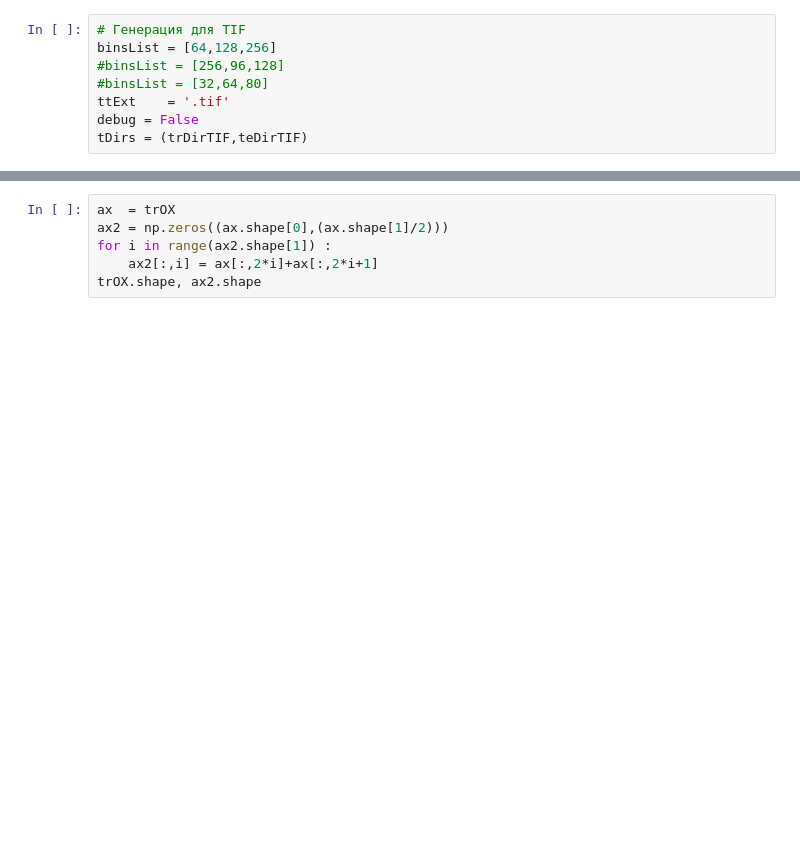
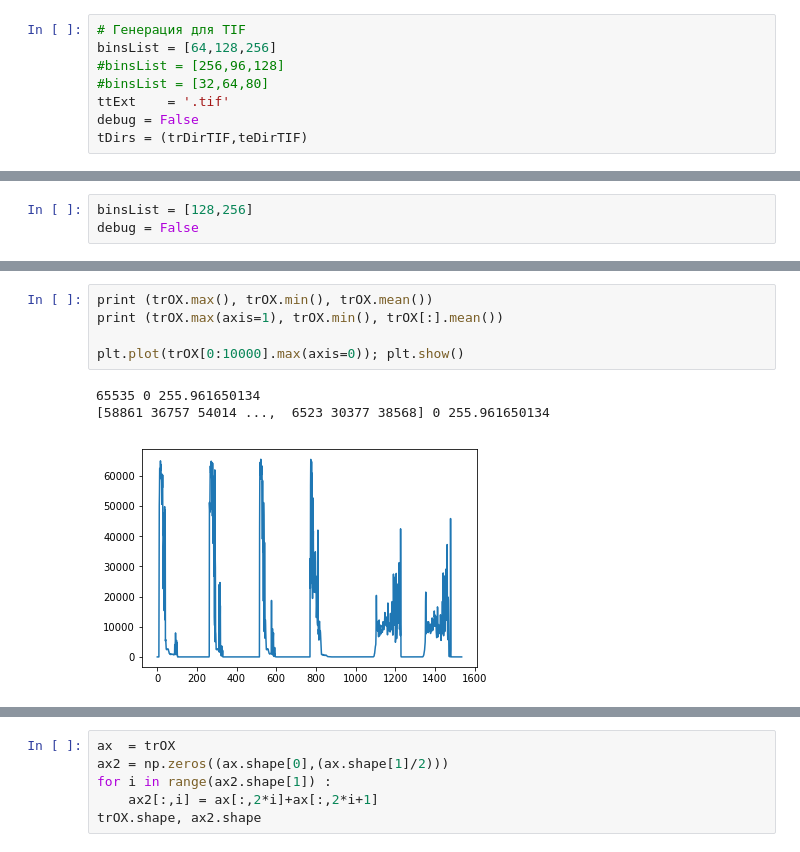
Before and after one commit to SorokinV/Kaggle-2017-04-Brazil-Amazon, a Jupyter notebook: Jupyter-XGB/a-basin-2D-V3-XGB-Generate.ipynb, the cells around one changed output, grey strips where cells are left out. Drawn from its saved outputs; the diff is of its cells as text; blank space fills up the shorter version.

```diff
--- a/Jupyter-XGB/a-basin-2D-V3-XGB-Generate.ipynb
+++ b/Jupyter-XGB/a-basin-2D-V3-XGB-Generate.ipynb
@@ -117,3 +114,6 @@ debug = False
+# %%
+binsList = [128,256]
+debug = False
 # %%
 dirIn    = tDirs[0]
 trOY = labelList;
@@ -142,0 +171,9 @@ for bds in binsList :
+# %%
+print (trOX.max(), trOX.min(), trOX.mean())
+print (trOX.max(axis=1), trOX.min(), trOX[:].mean())
+
+plt.plot(trOX[0:10000].max(axis=0)); plt.show()
+# %% [output]
+65535 0 255.961650134
+[58861 36757 54014 ...,  6523 30377 38568] 0 255.961650134
+[figure, added]
```
Also changed, not shown: parts of 4 cells of this notebook, 5 other files.
